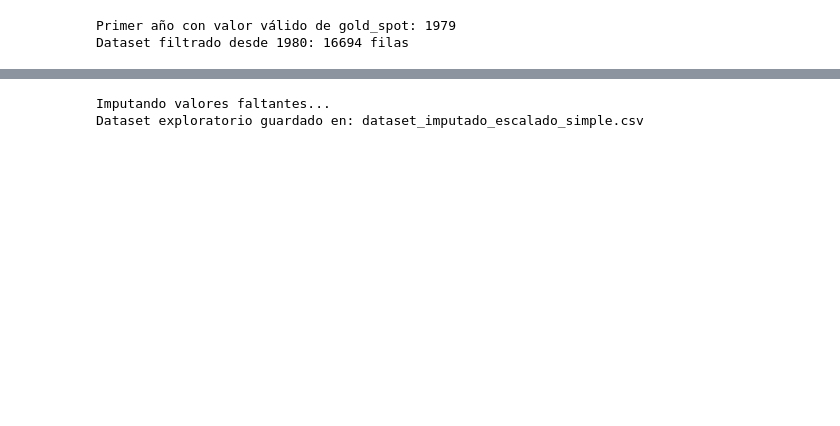
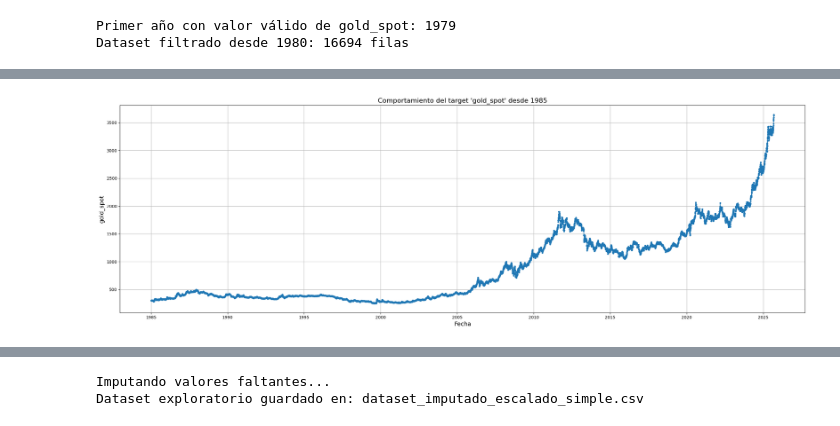
Before and after one commit to sebastianmalbaceda/gold-price-prediction, a Jupyter notebook: notebooks/gold-price-prediction.ipynb, the cells around one changed output, grey strips where cells are left out. Saved outputs shown, nothing was run; the diff lists cells and outputs as text; code cells hidden in the pictures; blank space fills up the shorter version.

```diff
--- a/notebooks/gold-price-prediction.ipynb
+++ b/notebooks/gold-price-prediction.ipynb
@@ -779,0 +737,16 @@ Como veremos, la variable `geopolitical_risk` resulta ser un excelente candidato
+# %%
+# -------------------------
+# 2.X Visualización del target desde el primer año válido (pantalla completa)
+# -------------------------
+df_viz = df.copy()
+plt.figure(figsize=(24, 8))
+plt.plot(df_viz[DATE_COL], df_viz[TARGET], marker='o', linestyle='-', markersize=3)
+plt.title(f"Comportamiento del target '{TARGET}' desde {START_YEAR}", fontsize=16)
+plt.xlabel("Fecha", fontsize=14)
+plt.ylabel(TARGET, fontsize=14)
+plt.grid(True)
+plt.tight_layout()
+plt.savefig(os.path.join(OUTPUT_DIR, "eda_plots", "target_plot.png"), dpi=150)
+plt.show()
+# %% [output]
+[figure, added]
```
Also changed, not shown: parts of 30 cells of this notebook.
